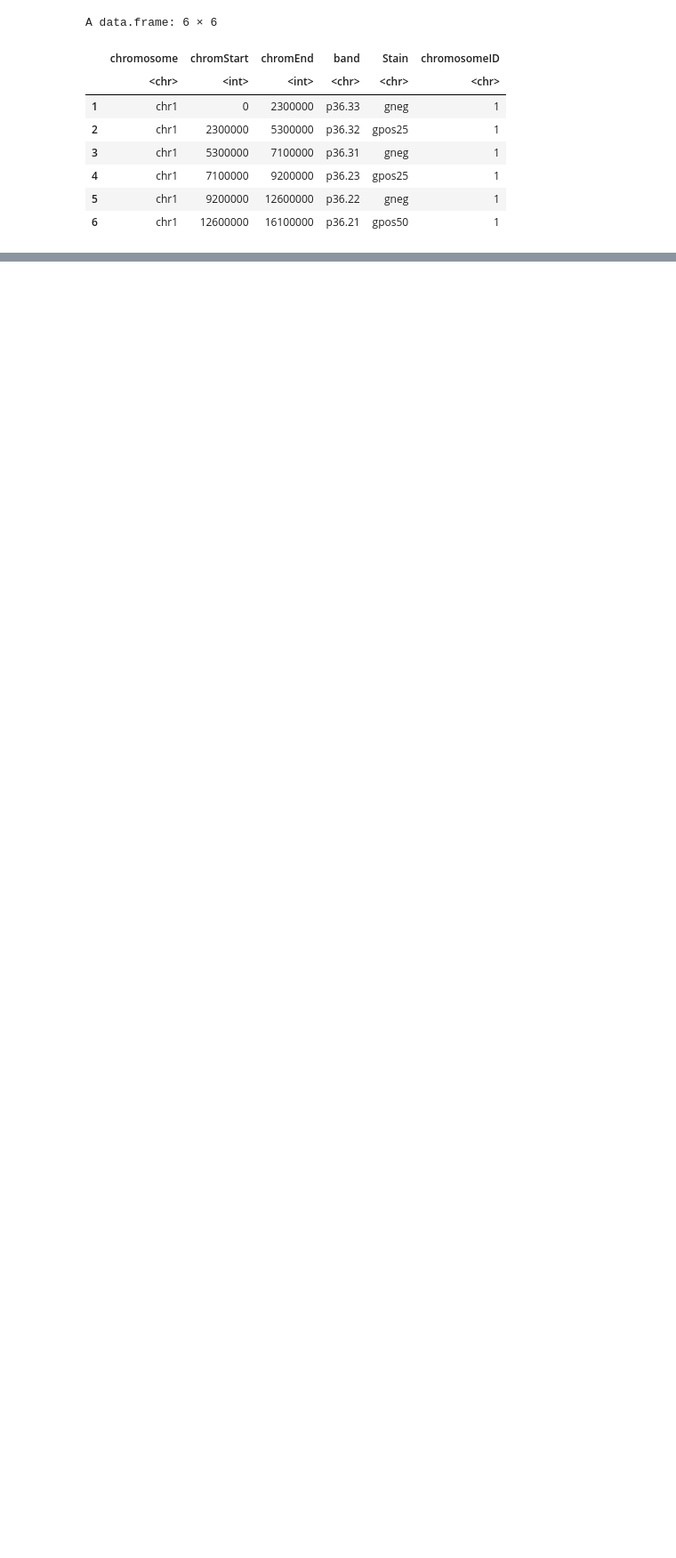
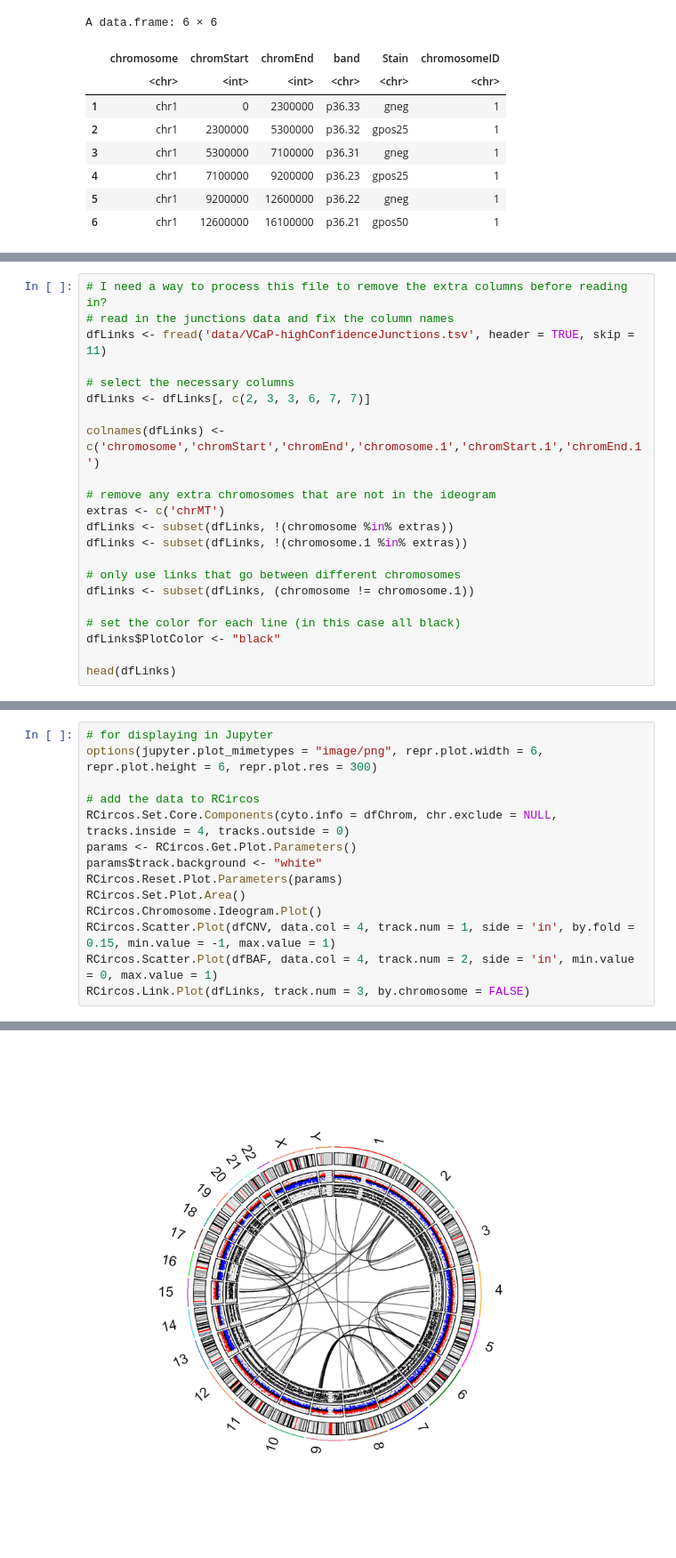
Before and after one commit to ageller/RCS_genomics_visualization, a Jupyter notebook: circos/circos_r.ipynb, the cells around one changed output, grey strips where cells are left out. Shown: that part at 89% size. Saved outputs shown, nothing was run; the diff lists cells and outputs as text; blank space fills up the shorter version.

Commit message:
added links

```diff
--- a/circos/circos_r.ipynb
+++ b/circos/circos_r.ipynb
@@ -222,0 +181,22 @@ A data.frame: 71 × 6
+# %%
+# I need a way to process this file to remove the extra columns before reading in?
+# read in the junctions data and fix the column names
+dfLinks <- fread('data/VCaP-highConfidenceJunctions.tsv', header = TRUE, skip = 11)
+
+# select the necessary columns
+dfLinks <- dfLinks[, c(2, 3, 3, 6, 7, 7)]
+
+colnames(dfLinks) <- c('chromosome','chromStart','chromEnd','chromosome.1','chromStart.1','chromEnd.1')
+
+# remove any extra chromosomes that are not in the ideogram
+extras <- c('chrMT')
+dfLinks <- subset(dfLinks, !(chromosome %in% extras))
+dfLinks <- subset(dfLinks, !(chromosome.1 %in% extras))
+
+# only use links that go between different chromosomes
+dfLinks <- subset(dfLinks, (chromosome != chromosome.1))
+
+# set the color for each line (in this case all black)
+dfLinks$PlotColor <- "black"
+
+head(dfLinks)
@@ -222,0 +213,15 @@ A data.frame: 71 × 6
+# %%
+# for displaying in Jupyter
+options(jupyter.plot_mimetypes = "image/png", repr.plot.width = 6, repr.plot.height = 6, repr.plot.res = 300)
+
+# add the data to RCircos
+RCircos.Set.Core.Components(cyto.info = dfChrom, chr.exclude = NULL, tracks.inside = 4, tracks.outside = 0)
+params <- RCircos.Get.Plot.Parameters()
+params$track.background <- "white"
+RCircos.Reset.Plot.Parameters(params)
+RCircos.Set.Plot.Area()
+RCircos.Chromosome.Ideogram.Plot()
+RCircos.Scatter.Plot(dfCNV, data.col = 4, track.num = 1, side = 'in', by.fold = 0.15, min.value = -1, max.value = 1)
+RCircos.Scatter.Plot(dfBAF, data.col = 4, track.num = 2, side = 'in', min.value = 0, max.value = 1)
+RCircos.Link.Plot(dfLinks, track.num = 3, by.chromosome = FALSE)
+# %% [output]
@@ -222,0 +230 @@ A data.frame: 71 × 6
+[figure, added]
```
Also changed, not shown: parts of 11 cells of this notebook.
